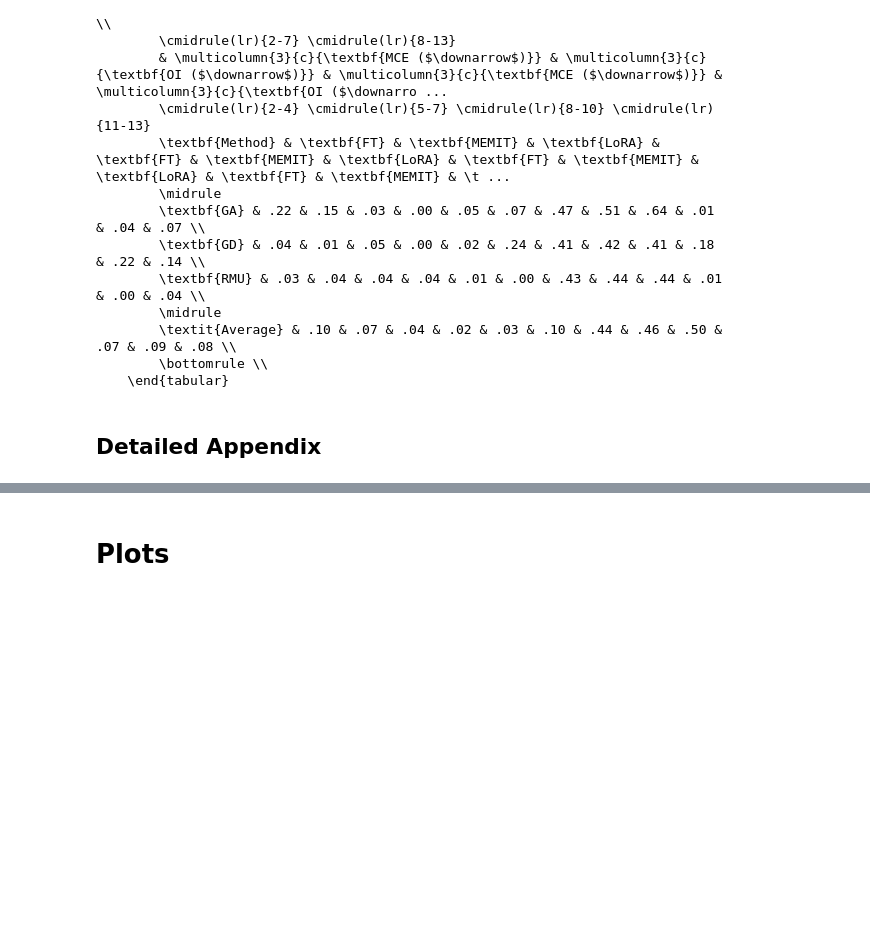
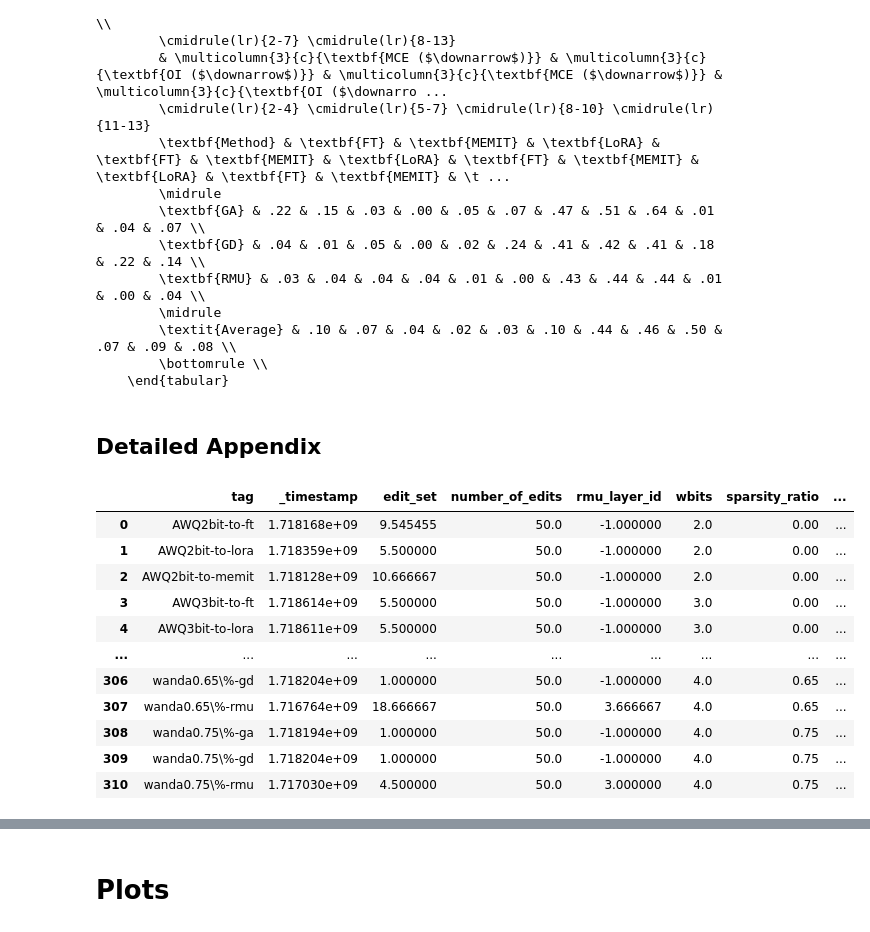
Before and after one commit to hartvigsen-group/composable-interventions, a Jupyter notebook: notebooks/paper_analysis.ipynb, the cells around one changed output, grey strips where cells are left out. Cells and saved outputs as stored; diff of their text form; code cells hidden in the pictures; blank space fills up the shorter version.

Commit message:
Begin working on appendix table

```diff
--- a/notebooks/paper_analysis.ipynb
+++ b/notebooks/paper_analysis.ipynb
@@ -1001,0 +995,86 @@ compositions_order = [
+# %%
+technique_formatting_map = {
+    "awq": "AWQ",
+    "gptq": "GPTQ",
+    "sparsegpt": "SparseGPT",
+    "wanda": "Wanda",
+    "ft": "FT",
+    "memit": "MEMIT",
+    "lora": "LoRA",
+    "ga": "GA",
+    "gd": "GD",
+    "rmu": "RMU",
+}
+appendix_compositions_order = [
+    [],
+    ["compress"],
+    ["edit"],
+    ["edit", "compress"],
+    ["compress", "edit"],
+    ["unlearn"],
+    ["unlearn", "compress"],
+    ["compress", "unlearn"],
+    ["edit", "unlearn"],
+    ["unlearn", "edit"],
+]
+appendix_table_columns_map = {
+    "tag": "Composition",
+    "Rewrite accuracy": "Edit Success",
+    "Generalization": "Generalization",
+    "Locality": "Locality",
+    "Average bits": "Avg. Bits",
+    "FLOPs": "FLOPs",
+    "wmdp_bio accuracy": "WMDP Bio",
+    "wmdp_cyber accuracy": "WMDP Cyber",
+    "mmlu accuracy": "MMLU",
+    "PPL": "WikiText PPL",
+}
+appendix_technique_ordering = {
+    "edit": ["Fine-tune", "MEMIT", "LoRA"],
+    "compress": ["SparseGPT", "Wanda", "GPTQ", "AWQ"],
+    "unlearn": ["GA", "GD", "RMU"],
+}
+
+
+def get_composition_label(row):
+    composition = row["interventions"]
+    if composition == []:
+        return "None"
+
+    first_intervention_type = composition[0] if composition[0] != "compress" else "compression"
+    first_intervention = technique_formatting_map[row[first_intervention_type]]
+    if first_intervention in ["SparseGPT", "Wanda"]:
+        first_intervention += " " + str(row["sparsity_ratio"])
+    elif first_intervention in ["GPTQ", "AWQ"]:
+        first_intervention += " (" + str(int(row["wbits"])) + "bit) "
+
+    if len(composition) == 1:
+        return first_intervention
+
+    second_intervention_type = composition[1] if composition[1] != "compress" else "compression"
+    second_intervention = technique_formatting_map[row[second_intervention_type]]
+    if second_intervention in ["SparseGPT", "Wanda"]:
+        second_intervention += " " + str(row["sparsity_ratio"])
+    elif second_intervention in ["GPTQ", "AWQ"]:
+        second_intervention += " (" + str(int(row["wbits"])) + "bit) "
+
+    return first_intervention + r" $\rightarrow$ " + second_intervention
+
+
+appendix_results = all_runs_df_sorted_averaged.copy()
+appendix_results["interventions"] = appendix_results["interventions"].apply(lambda x : ast.literal_eval(x))
+appendix_results["Label"] = appendix_results.apply(get_composition_label, axis=1)
+appendix_results
+# %% [output]
+|  | tag | _timestamp | edit_set | number_of_edits | rmu_layer_id | wbits | sparsity_ratio | ... |
+| 0 | AWQ2bit-to-ft | 1.718168e+09 | 9.545455 | 50.0 | -1.000000 | 2.0 | 0.00 | ... |
+| 1 | AWQ2bit-to-lora | 1.718359e+09 | 5.500000 | 50.0 | -1.000000 | 2.0 | 0.00 | ... |
+| 2 | AWQ2bit-to-memit | 1.718128e+09 | 10.666667 | 50.0 | -1.000000 | 2.0 | 0.00 | ... |
+| 3 | AWQ3bit-to-ft | 1.718614e+09 | 5.500000 | 50.0 | -1.000000 | 3.0 | 0.00 | ... |
+| 4 | AWQ3bit-to-lora | 1.718611e+09 | 5.500000 | 50.0 | -1.000000 | 3.0 | 0.00 | ... |
+| ... | ... | ... | ... | ... | ... | ... | ... | ... |
+| 306 | wanda0.65\%-gd | 1.718204e+09 | 1.000000 | 50.0 | -1.000000 | 4.0 | 0.65 | ... |
+| 307 | wanda0.65\%-rmu | 1.716764e+09 | 18.666667 | 50.0 | 3.666667 | 4.0 | 0.65 | ... |
+| 308 | wanda0.75\%-ga | 1.718194e+09 | 1.000000 | 50.0 | -1.000000 | 4.0 | 0.75 | ... |
+| 309 | wanda0.75\%-gd | 1.718204e+09 | 1.000000 | 50.0 | -1.000000 | 4.0 | 0.75 | ... |
+| 310 | wanda0.75\%-rmu | 1.717030e+09 | 4.500000 | 50.0 | 3.000000 | 4.0 | 0.75 | ... |
```
Also changed, not shown: parts of 7 cells of this notebook.
